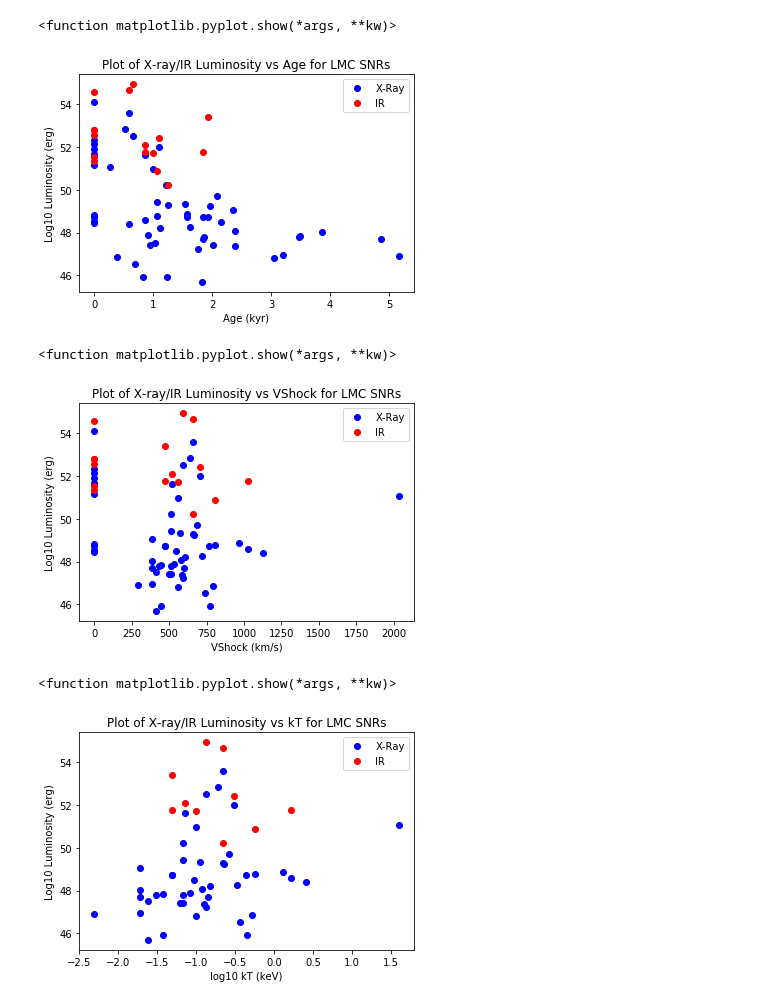
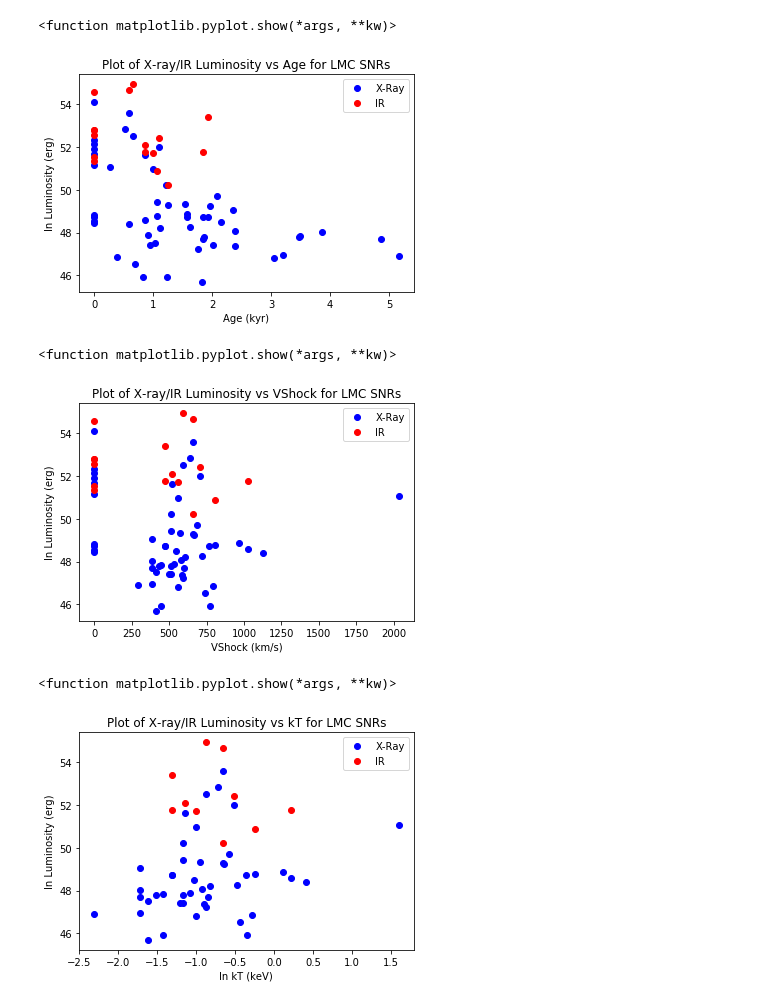
Before and after one commit to jaym878/SNR-Feasibility-Study, a Jupyter notebook: code/Excel_doc_read.ipynb, the cells around one changed output. Saved outputs shown, nothing was run; the diff lists cells and outputs as text; code cells hidden in the pictures.

```diff
--- a/code/Excel_doc_read.ipynb
+++ b/code/Excel_doc_read.ipynb
@@ -99,33 +97,33 @@ Dec = np.asarray(Dec)
 # %%
 plt.title('Plot of X-ray/IR Luminosity vs Age for LMC SNRs')
 plt.xlabel('Age (kyr)')
-plt.ylabel('Log10 Luminosity (erg)')
+plt.ylabel('ln Luminosity (erg)')
 plt.plot(Age, np.log(LX), 'bo', label = 'X-Ray')
 plt.plot(Age, np.log(LIR), 'ro', label = 'IR')
 plt.legend(loc='upper right')
 plt.show
 # %% [output]
 <function matplotlib.pyplot.show(*args, **kw)>
-[figure, old version]
+[figure, new version]
 # %%
 plt.title('Plot of X-ray/IR Luminosity vs VShock for LMC SNRs')
 plt.xlabel('VShock (km/s)')
-plt.ylabel('Log10 Luminosity (erg)')
+plt.ylabel('ln Luminosity (erg)')
 plt.plot(VShock, np.log(LX), 'bo', label = 'X-Ray')
 plt.plot(VShock, np.log(LIR), 'ro', label = 'IR')
 plt.legend(loc='upper right')
 plt.show
 # %% [output]
 <function matplotlib.pyplot.show(*args, **kw)>
-[figure, old version]
+[figure, new version]
 # %%
 plt.title('Plot of X-ray/IR Luminosity vs kT for LMC SNRs')
-plt.xlabel('log10 kT (keV)')
-plt.ylabel('Log10 Luminosity (erg)')
+plt.xlabel('ln kT (keV)')
+plt.ylabel('ln Luminosity (erg)')
 plt.plot(np.log(kT), np.log(LX), 'bo', label = 'X-Ray')
 plt.plot(np.log(kT), np.log(LIR), 'ro', label = 'IR')
 plt.legend(loc='upper right')
 plt.show
 # %% [output]
 <function matplotlib.pyplot.show(*args, **kw)>
-[figure, old version]
+[figure, new version]
```
Also changed, not shown: parts of 4 cells of this notebook, 1 other file.
